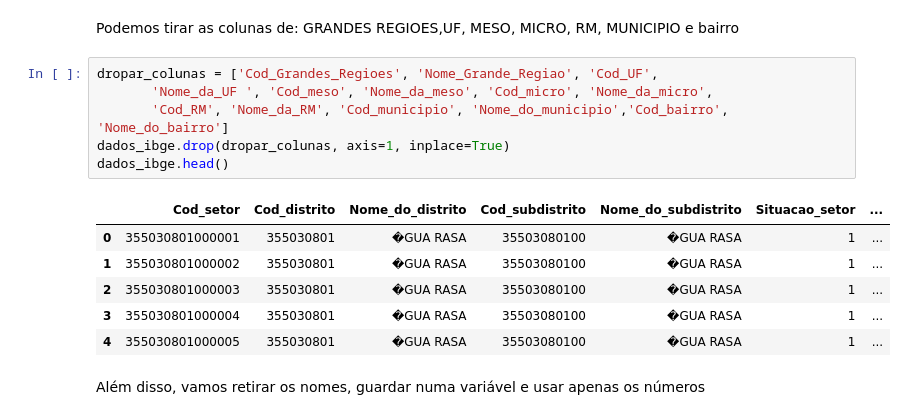
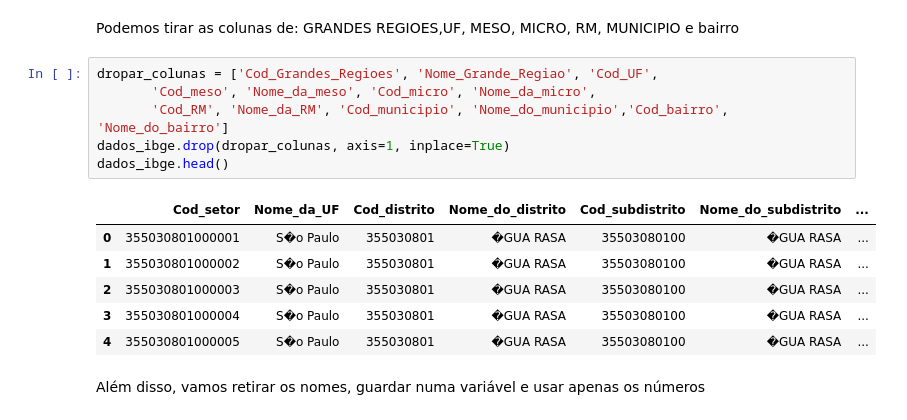
Before and after one commit to njuliacsouza/imersaoDADOS_Alura4, a Jupyter notebook: desafios/Imersao_dados_4_aula03.ipynb, the cells around one changed output. Drawn from its saved outputs; the diff is of its cells as text.

```diff
--- a/desafios/Imersao_dados_4_aula03.ipynb
+++ b/desafios/Imersao_dados_4_aula03.ipynb
@@ -290,17 +290,17 @@ Name: Cod_bairro, dtype: int64
 Podemos tirar as colunas de: GRANDES REGIOES,UF, MESO, MICRO, RM, MUNICIPIO e bairro
 # %%
 dropar_colunas = ['Cod_Grandes_Regioes', 'Nome_Grande_Regiao', 'Cod_UF',
-       'Nome_da_UF ', 'Cod_meso', 'Nome_da_meso', 'Cod_micro', 'Nome_da_micro',
+       'Cod_meso', 'Nome_da_meso', 'Cod_micro', 'Nome_da_micro',
        'Cod_RM', 'Nome_da_RM', 'Cod_municipio', 'Nome_do_municipio','Cod_bairro', 'Nome_do_bairro']
 dados_ibge.drop(dropar_colunas, axis=1, inplace=True)
 dados_ibge.head()
 # %% [output]
-|  | Cod_setor | Cod_distrito | Nome_do_distrito | Cod_subdistrito | Nome_do_subdistrito | Situacao_setor | ... |
-| 0 | 355030801000001 | 355030801 | �GUA RASA | 35503080100 | �GUA RASA | 1 | ... |
-| 1 | 355030801000002 | 355030801 | �GUA RASA | 35503080100 | �GUA RASA | 1 | ... |
-| 2 | 355030801000003 | 355030801 | �GUA RASA | 35503080100 | �GUA RASA | 1 | ... |
-| 3 | 355030801000004 | 355030801 | �GUA RASA | 35503080100 | �GUA RASA | 1 | ... |
-| 4 | 355030801000005 | 355030801 | �GUA RASA | 35503080100 | �GUA RASA | 1 | ... |
+|  | Cod_setor | Nome_da_UF | Cod_distrito | Nome_do_distrito | Cod_subdistrito | Nome_do_subdistrito | ... |
+| 0 | 355030801000001 | S�o Paulo | 355030801 | �GUA RASA | 35503080100 | �GUA RASA | ... |
+| 1 | 355030801000002 | S�o Paulo | 355030801 | �GUA RASA | 35503080100 | �GUA RASA | ... |
+| 2 | 355030801000003 | S�o Paulo | 355030801 | �GUA RASA | 35503080100 | �GUA RASA | ... |
+| 3 | 355030801000004 | S�o Paulo | 355030801 | �GUA RASA | 35503080100 | �GUA RASA | ... |
+| 4 | 355030801000005 | S�o Paulo | 355030801 | �GUA RASA | 35503080100 | �GUA RASA | ... |
 # %% [markdown]
 Além disso, vamos retirar os nomes, guardar numa variável e usar apenas os números
 # %%
```
Also changed, not shown: parts of 3 cells of this notebook.
